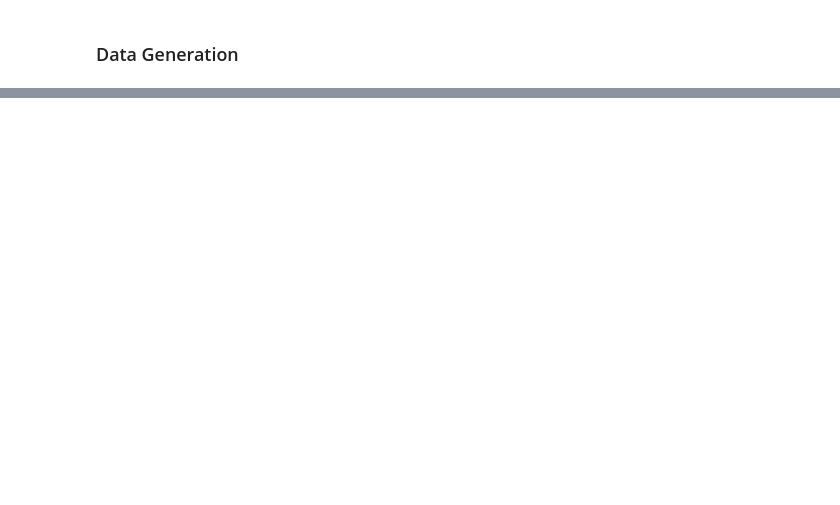
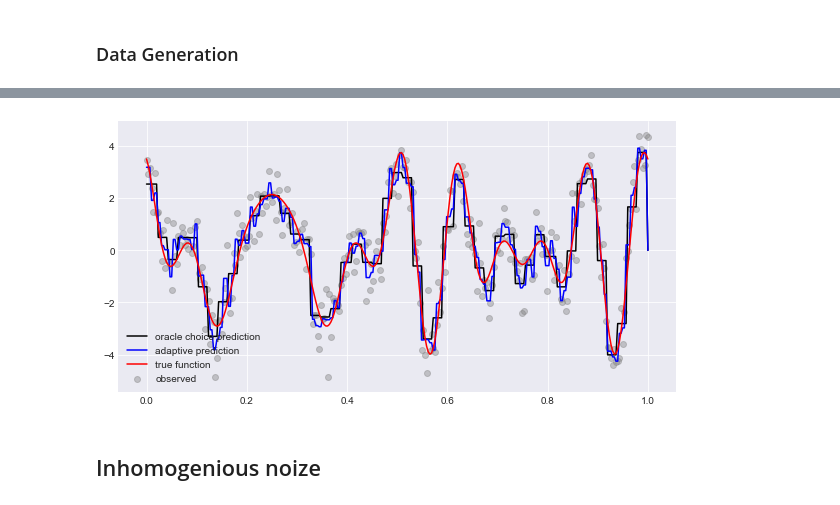
Before and after one commit to grapefroot/skoltech, a Jupyter notebook: Advanced Statistical Methods/asm project.ipynb, the cells around one changed output, grey strips where cells are left out. Saved outputs shown, nothing was run; the diff lists cells and outputs as text; code cells hidden in the pictures; blank space fills up the shorter version.

```diff
--- a/Advanced Statistical Methods/asm project.ipynb
+++ b/Advanced Statistical Methods/asm project.ipynb
@@ -395,0 +258,6 @@ Emperical risk for adaptive choice 0.016818260637090306
+# %%
+plot_all(x, y, oracle_choice, adaptive_choice)
+# %% [output]
+[figure, added]
+# %% [markdown]
+## Inhomogenious noize
```
Also changed, not shown: parts of 51 cells of this notebook.
